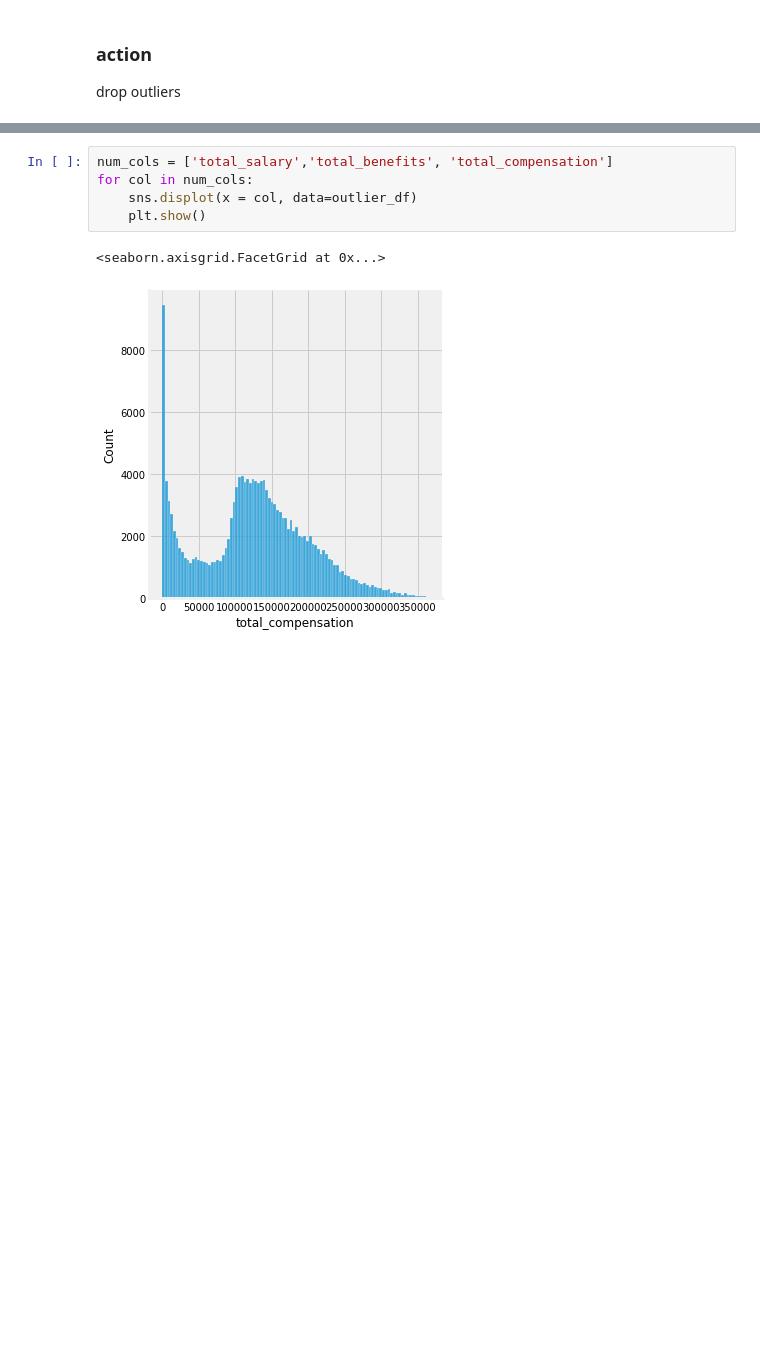
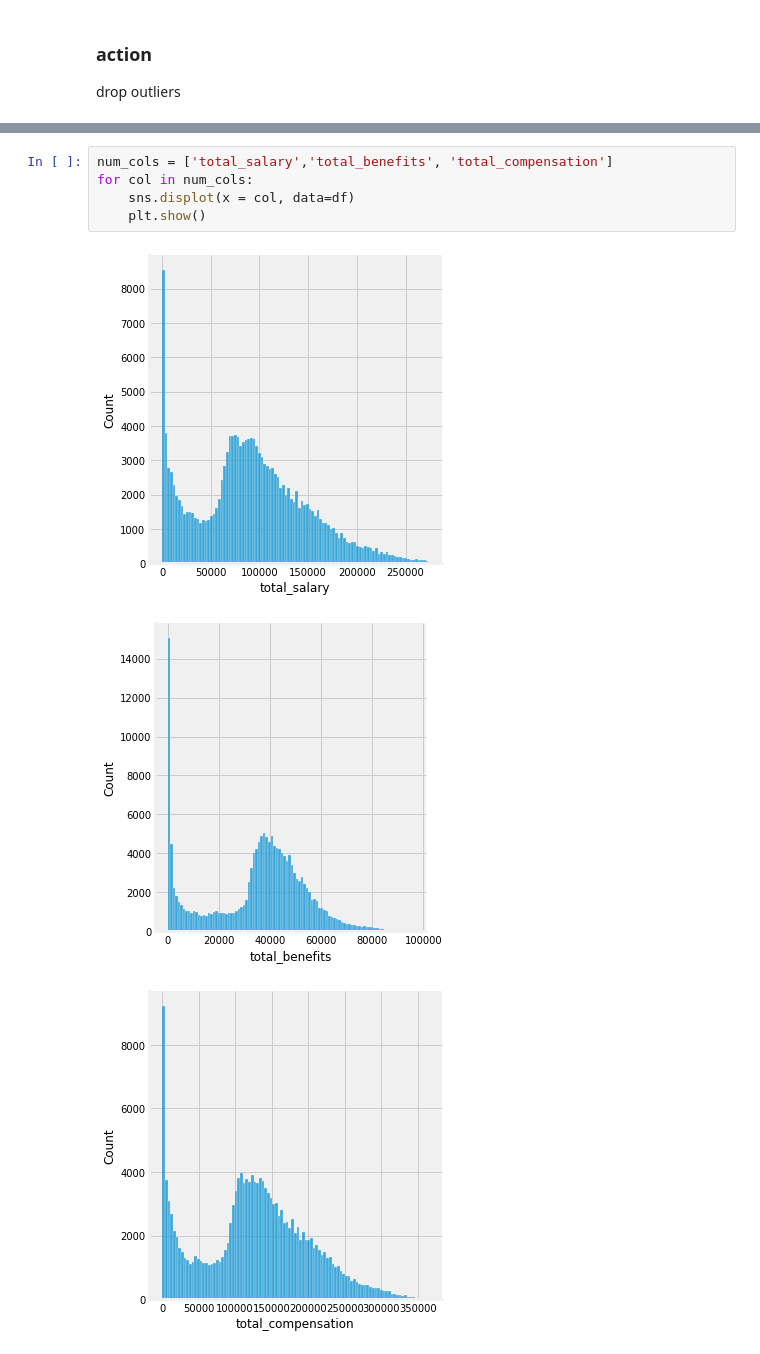
Before and after one commit to susiexia/SF_Employee_Comp_Dash, a Jupyter notebook: sf_comp_jupyter_analytics.ipynb, the cells around one changed output, grey strips where cells are left out. Saved outputs shown, nothing was run; the diff lists cells and outputs as text; blank space fills up the shorter version.

```diff
--- a/sf_comp_jupyter_analytics.ipynb
+++ b/sf_comp_jupyter_analytics.ipynb
@@ -519,8 +563,9 @@ def outlier_remove(df):
 # %%
 num_cols = ['total_salary','total_benefits', 'total_compensation']
 for col in num_cols:
-    sns.displot(x = col, data=outlier_df)
+    sns.displot(x = col, data=df)
     plt.show()
 # %% [output]
-<seaborn.axisgrid.FacetGrid at 0x...>
-[figure, old version]
+[figure, new version]
+[figure, added]
+[figure, added]
```
Also changed, not shown: parts of 52 cells of this notebook.
